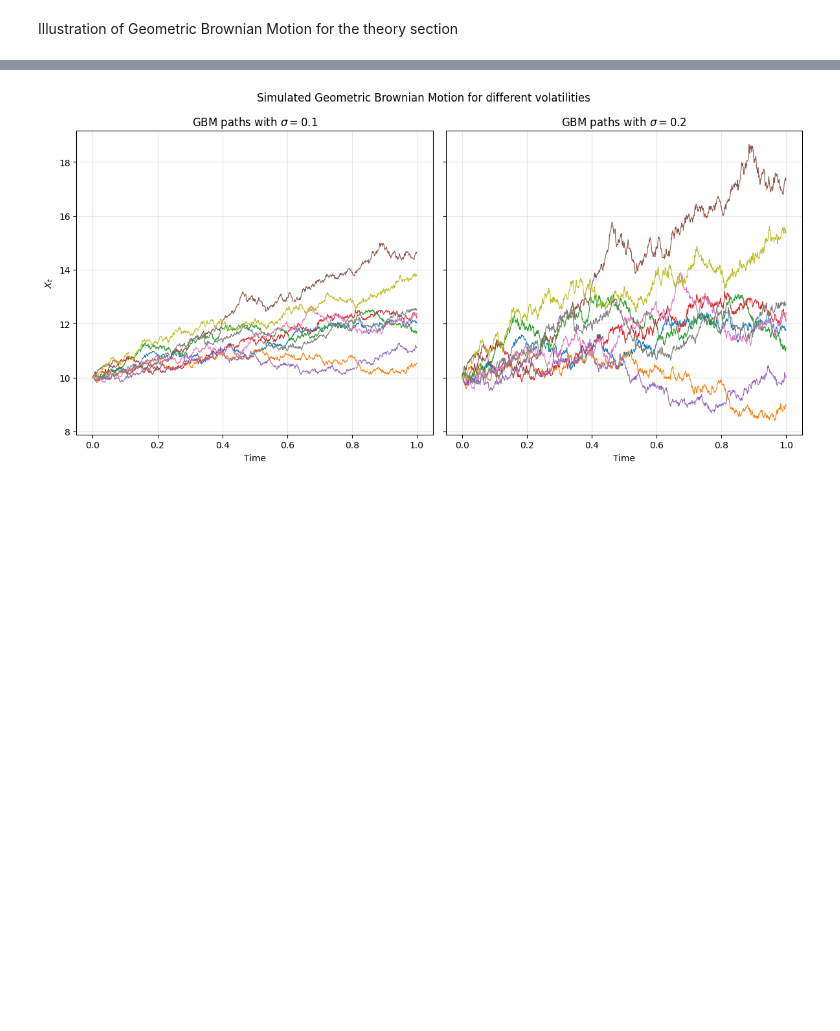
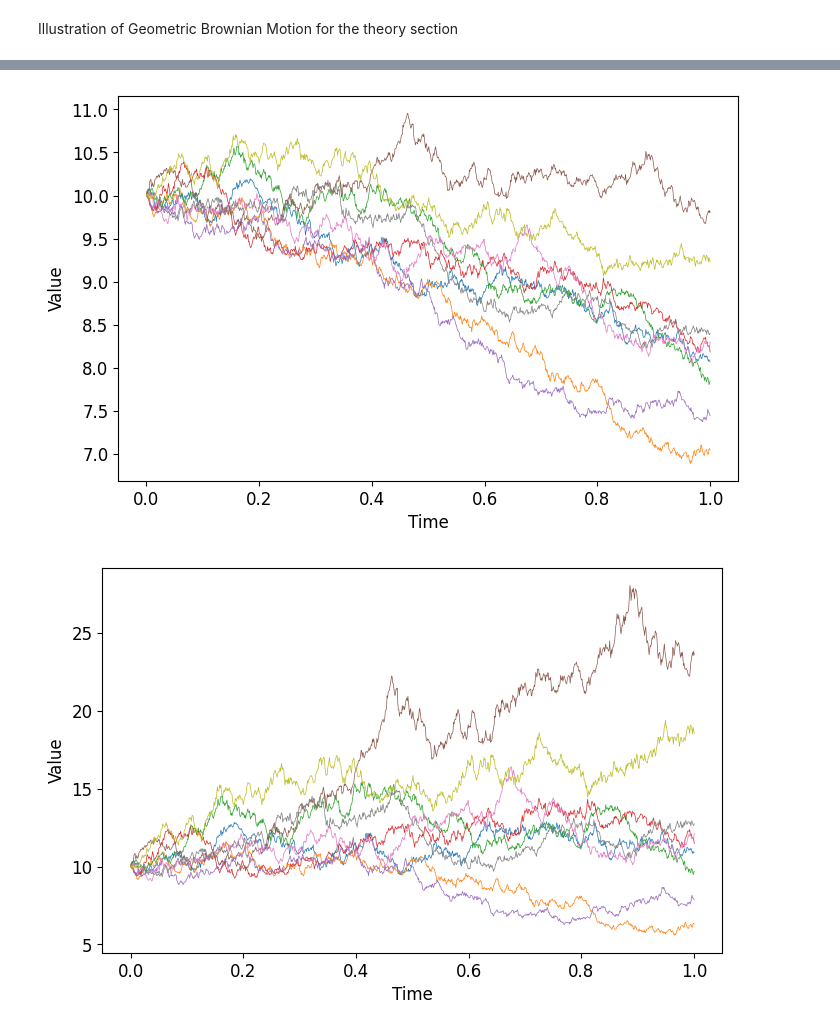
Before and after one commit to sofianbendt/Bachelor, a Jupyter notebook: BM_sim_bachelor.ipynb, the cells around one changed output, grey strips where cells are left out. Saved outputs shown, nothing was run; the diff lists cells and outputs as text; code cells hidden in the pictures; blank space fills up the shorter version.

```diff
--- a/BM_sim_bachelor.ipynb
+++ b/BM_sim_bachelor.ipynb
@@ -55,8 +56,8 @@ np.random.seed(123)
 
 #Parameters
 X0 = 10
-mu = 0.2
-sigma = 0.2
+mu = -0.2
+sigma = 0.05
 T = 1
 Ndt = 1000
 Nsims = 500
@@ -97,9 +98,10 @@ plt.show()
 # %%
 #Parameters
 X0 = 10
-mu = 0.2
+mu1 = -0.2
+mu2=0.2
 sigma1 = 0.1
-sigma2=0.2
+sigma2=0.4
 T = 1
 Ndt = 1000
 Nsims = 500
@@ -108,46 +110,51 @@ def simulate_GBM(X0, mu, sigma, T, Ndt, Nsims=10):
     # create time increment
     dt = T / Ndt
 
     # set the different times as a vector
     time = np.linspace(0, T, Ndt+1)
 
     # initialize the matrix for GBMs
     X = np.zeros((Ndt+1,Nsims))
 
     # initial value of the process
     X[0,:] = X0
 
     # recursively simulate the process ( S[idx,:] is (1 , Nsims) )
     for idx in range(Ndt):
         Z = np.random.randn(Nsims)
         # or Z = np.random.normal(0.0, 1.0, size=(1,Nsims))
         X[idx+1,:] = X[idx,:] * np.exp( (mu - (sigma**2)/2) * dt
                                       + sigma * np.sqrt(dt) * Z)
 
     return time, X
 
 np.random.seed(42)
-t1, X1 = simulate_GBM(X0, mu, sigma1, T, Ndt, Nsims)
+t1, X1 = simulate_GBM(X0, mu1, sigma1, T, Ndt, Nsims)
 
 np.random.seed(42)
-t2, X2 = simulate_GBM(X0, mu, sigma2, T, Ndt, Nsims)
+t2, X2 = simulate_GBM(X0, mu2, sigma2, T, Ndt, Nsims)
 
-# Plot side by side
-fig, axes = plt.subplots(1, 2, figsize=(12, 6), sharey=True)
 
-axes[0].plot(t1, X1[:,1:10], linewidth=0.8)
-axes[0].set_title(r"GBM paths with $\sigma = 0.1$")
-axes[0].set_xlabel("Time")
-axes[0].set_ylabel(r"$X_t$")
-axes[0].grid(True, alpha=0.3)
+plt.figure(figsize=(8, 5))
+plt.plot(t1, X1[:,1:10], linewidth=0.5)
+#plt.title(r" Simulated Geometric Brownian Motion Paths with $\mu=-0.2$ and $\sigma=0.1$")
+plt.xlabel('Time', fontsize=12)
+plt.ylabel('Value', fontsize=12)
+plt.xticks(fontsize = 12)
+plt.yticks(fontsize = 12)
+plt.savefig("GBM_paths1.pdf", bbox_inches="tight")
+plt.show()
 
-axes[1].plot(t2, X2[:,1:10], linewidth=0.8)
-axes[1].set_title(r"GBM paths with $\sigma = 0.2$")
-axes[1].set_xlabel("Time")
-axes[1].grid(True, alpha=0.3)
 
-plt.suptitle("Simulated Geometric Brownian Motion for different volatilities")
-plt.tight_layout()
+plt.figure(figsize=(8, 5))
+plt.plot(t2, X2[:,1:10], linewidth=0.5)
+#plt.title(r" Simulated Geometric Brownian Motion Paths with $\mu=0.2$ and $\sigma=0.4$")
+plt.xlabel('Time',fontsize=12)
+plt.ylabel('Value',fontsize=12)
+plt.xticks(fontsize = 12)
+plt.yticks(fontsize = 12)
+plt.savefig("GBM_paths2.pdf", bbox_inches="tight")
 plt.show()
 # %% [output]
-[figure, old version]
+[figure, new version]
+[figure, added]
```
Also changed, not shown: parts of 2 cells of this notebook.
